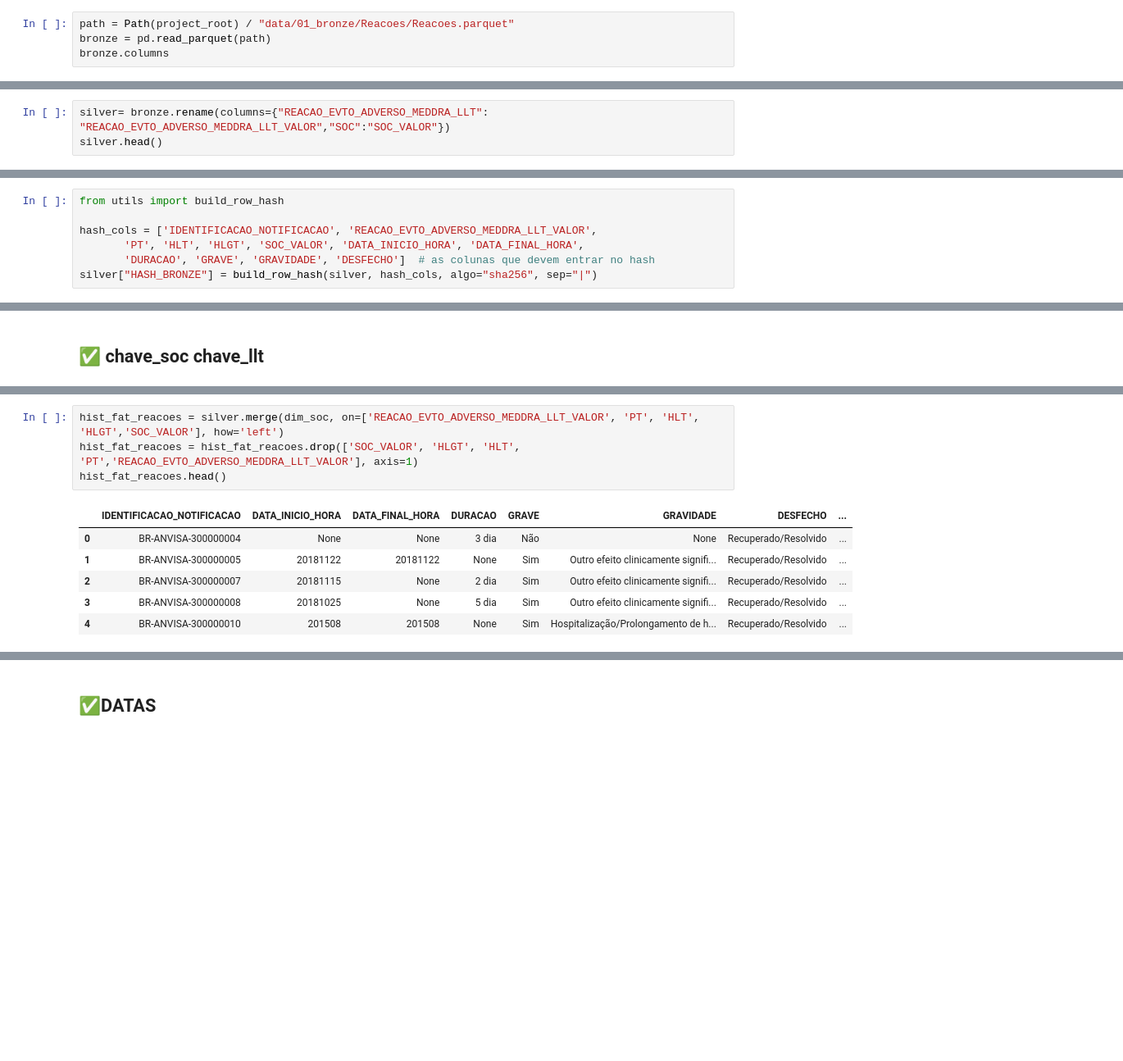
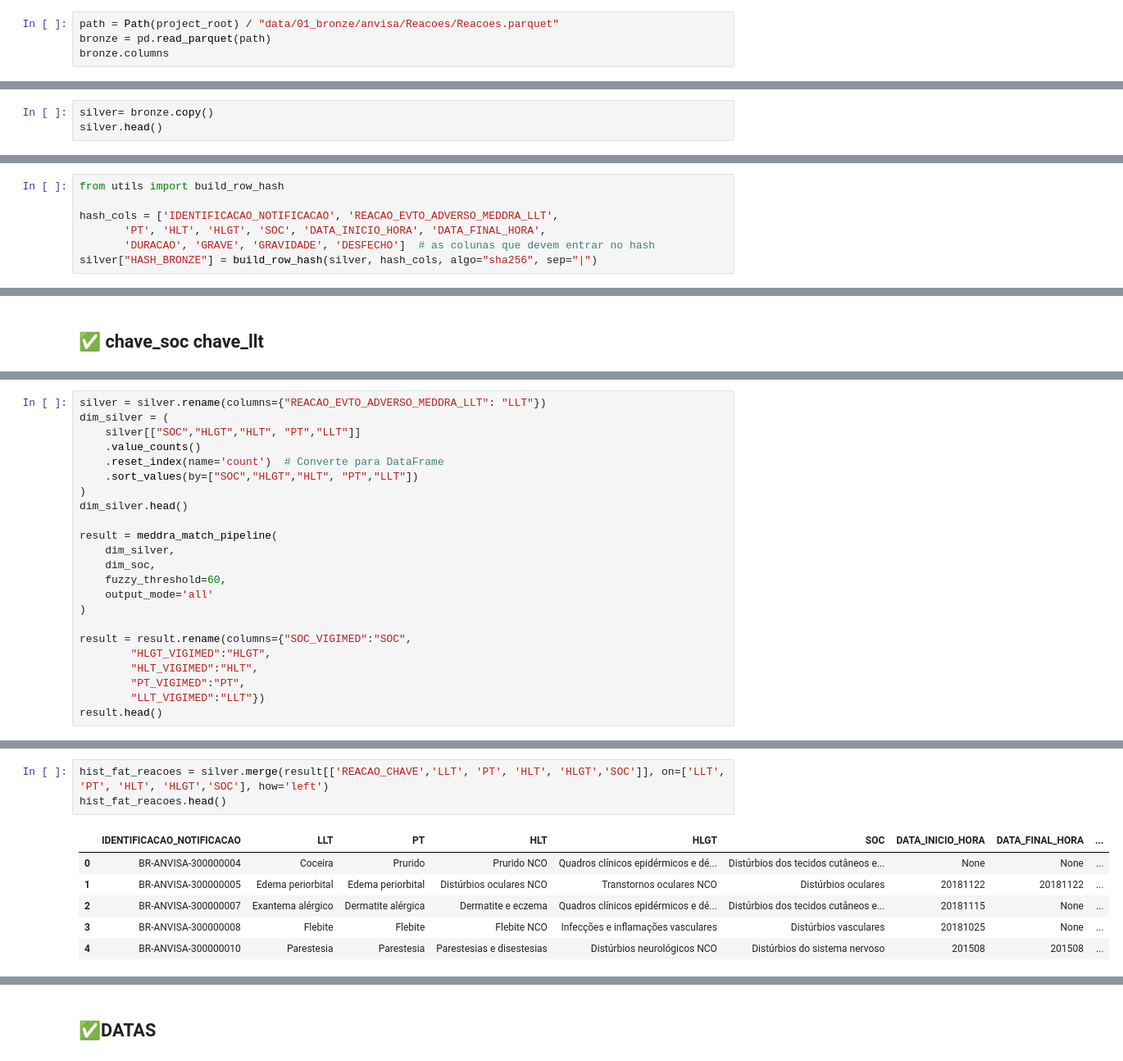
Before and after one commit to mlab-inf-ufrgs/vigimed, a Jupyter notebook: src/reacoes/etl_fat_reacoes.ipynb, the cells around one changed output, grey strips where cells are left out. Shown at 82% size. Drawn from its saved outputs; the diff is of its cells as text; blank space fills up the shorter version.

```diff
--- a/src/reacoes/etl_fat_reacoes.ipynb
+++ b/src/reacoes/etl_fat_reacoes.ipynb
@@ -16,7 +16,7 @@ project_root = get_project_root()
 Raw Data
 as is production, low quality
 # %%
-path = Path(project_root) / "data/01_bronze/Reacoes/Reacoes.parquet"
+path = Path(project_root) / "data/01_bronze/anvisa/Reacoes/Reacoes.parquet"
 bronze = pd.read_parquet(path)
 bronze.columns
 # %% [output]
@@ -122,6 +122,6 @@ Name: count, dtype: int64
 
 normalized data, medium quality
 # %%
-silver= bronze.rename(columns={"REACAO_EVTO_ADVERSO_MEDDRA_LLT": "REACAO_EVTO_ADVERSO_MEDDRA_LLT_VALOR","SOC":"SOC_VALOR"})
+silver= bronze.copy()
 silver.head()
 # %% [output]
@@ -143,8 +143,8 @@ Index(['IDENTIFICACAO_NOTIFICACAO', 'REACAO_EVTO_ADVERSO_MEDDRA_LLT_VALOR',
 # %%
 from utils import build_row_hash
 
-hash_cols = ['IDENTIFICACAO_NOTIFICACAO', 'REACAO_EVTO_ADVERSO_MEDDRA_LLT_VALOR',
-       'PT', 'HLT', 'HLGT', 'SOC_VALOR', 'DATA_INICIO_HORA', 'DATA_FINAL_HORA',
+hash_cols = ['IDENTIFICACAO_NOTIFICACAO', 'REACAO_EVTO_ADVERSO_MEDDRA_LLT',
+       'PT', 'HLT', 'HLGT', 'SOC', 'DATA_INICIO_HORA', 'DATA_FINAL_HORA',
        'DURACAO', 'GRAVE', 'GRAVIDADE', 'DESFECHO']  # as colunas que devem entrar no hash
 silver["HASH_BRONZE"] = build_row_hash(silver, hash_cols, algo="sha256", sep="|")
 # %% [markdown]
@@ -187 +190,24 @@ Index(['SOC_CHAVE', 'SOC_VALOR', 'HLGT', 'HLT', 'PT', 'LLT_CHAVE',
       dtype='object')
+# %%
+silver = silver.rename(columns={"REACAO_EVTO_ADVERSO_MEDDRA_LLT": "LLT"})
+dim_silver = (
+    silver[["SOC","HLGT","HLT", "PT","LLT"]]
+    .value_counts()
+    .reset_index(name='count')  # Converte para DataFrame
+    .sort_values(by=["SOC","HLGT","HLT", "PT","LLT"])
+)
+dim_silver.head()
+
+result = meddra_match_pipeline(
+    dim_silver,
+    dim_soc,
+    fuzzy_threshold=60,
+    output_mode='all'
+)
+
+result = result.rename(columns={"SOC_VIGIMED":"SOC",
+        "HLGT_VIGIMED":"HLGT",
+        "HLT_VIGIMED":"HLT",
+        "PT_VIGIMED":"PT",
+        "LLT_VIGIMED":"LLT"})
+result.head()
@@ -188,11 +237,10 @@ Index(['SOC_CHAVE', 'SOC_VALOR', 'HLGT', 'HLT', 'PT', 'LLT_CHAVE',
 # %%
-hist_fat_reacoes = silver.merge(dim_soc, on=['REACAO_EVTO_ADVERSO_MEDDRA_LLT_VALOR', 'PT', 'HLT', 'HLGT','SOC_VALOR'], how='left')
-hist_fat_reacoes = hist_fat_reacoes.drop(['SOC_VALOR', 'HLGT', 'HLT', 'PT','REACAO_EVTO_ADVERSO_MEDDRA_LLT_VALOR'], axis=1)
+hist_fat_reacoes = silver.merge(result[['REACAO_CHAVE','LLT', 'PT', 'HLT', 'HLGT','SOC']], on=['LLT', 'PT', 'HLT', 'HLGT','SOC'], how='left')
 hist_fat_reacoes.head()
 # %% [output]
-|  | IDENTIFICACAO_NOTIFICACAO | DATA_INICIO_HORA | DATA_FINAL_HORA | DURACAO | GRAVE | GRAVIDADE | DESFECHO | ... |
-| 0 | BR-ANVISA-300000004 | None | None | 3 dia | Não | None | Recuperado/Resolvido | ... |
-| 1 | BR-ANVISA-300000005 | 20181122 | 20181122 | None | Sim | Outro efeito clinicamente signifi... | Recuperado/Resolvido | ... |
-| 2 | BR-ANVISA-300000007 | 20181115 | None | 2 dia | Sim | Outro efeito clinicamente signifi... | Recuperado/Resolvido | ... |
-| 3 | BR-ANVISA-300000008 | 20181025 | None | 5 dia | Sim | Outro efeito clinicamente signifi... | Recuperado/Resolvido | ... |
-| 4 | BR-ANVISA-300000010 | 201508 | 201508 | None | Sim | Hospitalização/Prolongamento de h... | Recuperado/Resolvido | ... |
+|  | IDENTIFICACAO_NOTIFICACAO | LLT | PT | HLT | HLGT | SOC | DATA_INICIO_HORA | DATA_FINAL_HORA | ... |
+| 0 | BR-ANVISA-300000004 | Coceira | Prurido | Prurido NCO | Quadros clínicos epidérmicos e dé... | Distúrbios dos tecidos cutâneos e... | None | None | ... |
+| 1 | BR-ANVISA-300000005 | Edema periorbital | Edema periorbital | Distúrbios oculares NCO | Transtornos oculares NCO | Distúrbios oculares | 20181122 | 20181122 | ... |
+| 2 | BR-ANVISA-300000007 | Exantema alérgico | Dermatite alérgica | Dermatite e eczema | Quadros clínicos epidérmicos e dé... | Distúrbios dos tecidos cutâneos e... | 20181115 | None | ... |
+| 3 | BR-ANVISA-300000008 | Flebite | Flebite | Flebite NCO | Infecções e inflamações vasculares | Distúrbios vasculares | 20181025 | None | ... |
+| 4 | BR-ANVISA-300000010 | Parestesia | Parestesia | Parestesias e disestesias | Distúrbios neurológicos NCO | Distúrbios do sistema nervoso | 201508 | 201508 | ... |
```
Also changed, not shown: parts of 31 cells of this notebook, 16 other files.
